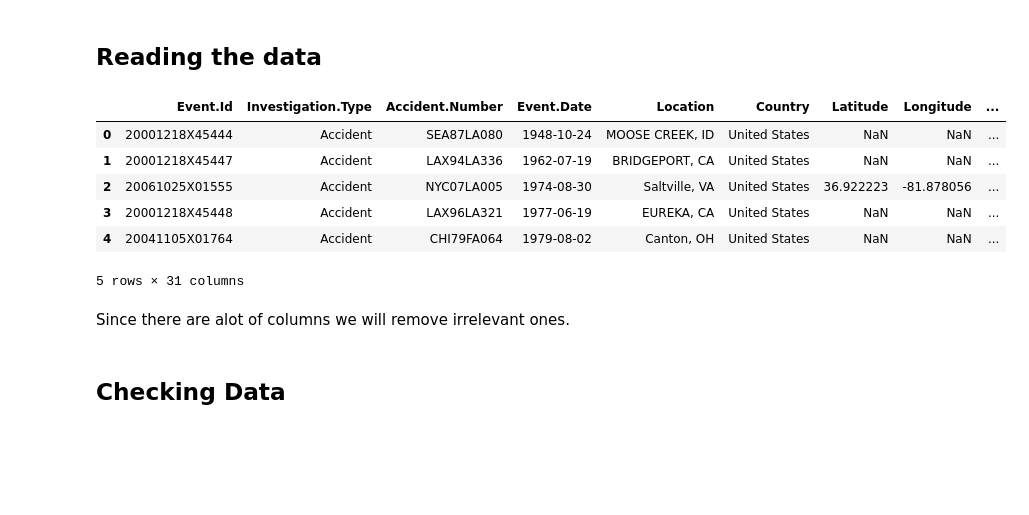
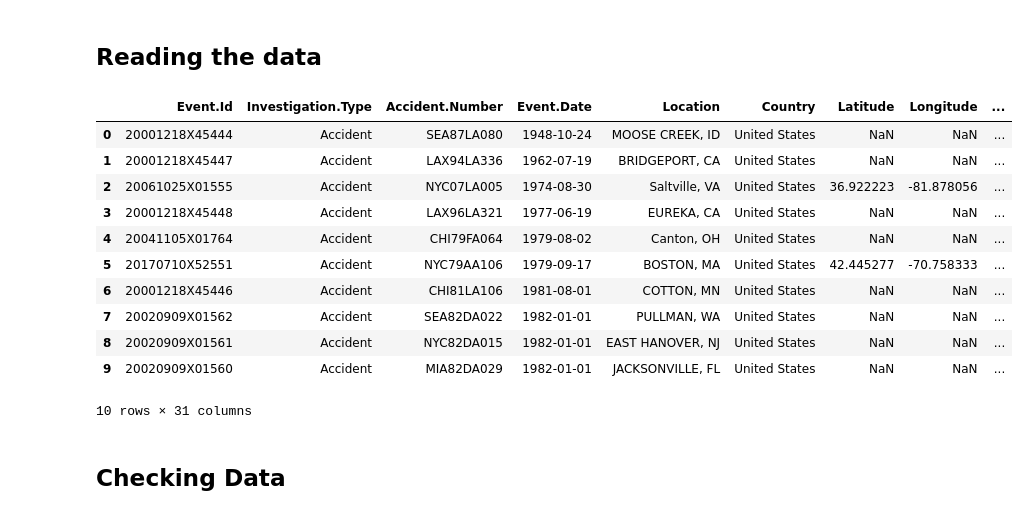
Before and after one commit to WinnyC3/aircraft-optimization-project, a Jupyter notebook: aeroplane.ipynb, the cells around one changed output. Cells and saved outputs as stored; diff of their text form; code cells hidden in the pictures; blank space fills up the shorter version.

```diff
--- a/aeroplane.ipynb
+++ b/aeroplane.ipynb
@@ -40,17 +40,20 @@ with zipfile.ZipFile(zip_file_path, 'r') as zip_ref:
 # %%
 # reading the data
 aviation_df = pd.read_csv("AviationData.csv", encoding='latin1')
-aviation_df.head()
+aviation_df.head(10)
 # %% [output]
 |  | Event.Id | Investigation.Type | Accident.Number | Event.Date | Location | Country | Latitude | Longitude | ... |
 | 0 | 20001218X45444 | Accident | SEA87LA080 | 1948-10-24 | MOOSE CREEK, ID | United States | NaN | NaN | ... |
 | 1 | 20001218X45447 | Accident | LAX94LA336 | 1962-07-19 | BRIDGEPORT, CA | United States | NaN | NaN | ... |
 | 2 | 20061025X01555 | Accident | NYC07LA005 | 1974-08-30 | Saltville, VA | United States | 36.922223 | -81.878056 | ... |
 | 3 | 20001218X45448 | Accident | LAX96LA321 | 1977-06-19 | EUREKA, CA | United States | NaN | NaN | ... |
 | 4 | 20041105X01764 | Accident | CHI79FA064 | 1979-08-02 | Canton, OH | United States | NaN | NaN | ... |
+| 5 | 20170710X52551 | Accident | NYC79AA106 | 1979-09-17 | BOSTON, MA | United States | 42.445277 | -70.758333 | ... |
+| 6 | 20001218X45446 | Accident | CHI81LA106 | 1981-08-01 | COTTON, MN | United States | NaN | NaN | ... |
+| 7 | 20020909X01562 | Accident | SEA82DA022 | 1982-01-01 | PULLMAN, WA | United States | NaN | NaN | ... |
+| 8 | 20020909X01561 | Accident | NYC82DA015 | 1982-01-01 | EAST HANOVER, NJ | United States | NaN | NaN | ... |
+| 9 | 20020909X01560 | Accident | MIA82DA029 | 1982-01-01 | JACKSONVILLE, FL | United States | NaN | NaN | ... |
-5 rows × 31 columns
+10 rows × 31 columns
-# %% [markdown]
-Since there are alot of columns we will remove irrelevant ones.
 # %% [markdown]
 ## Checking Data
 # %%
```
Also changed, not shown: parts of 23 cells of this notebook.
